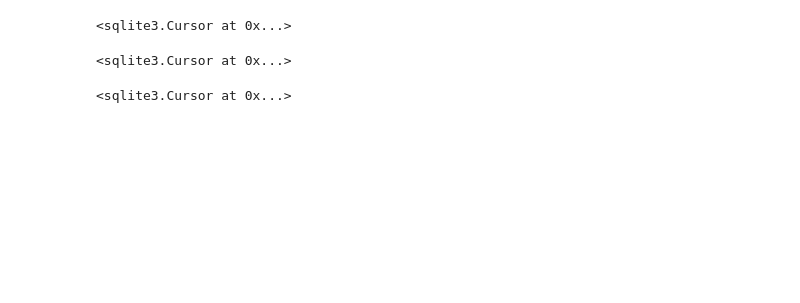
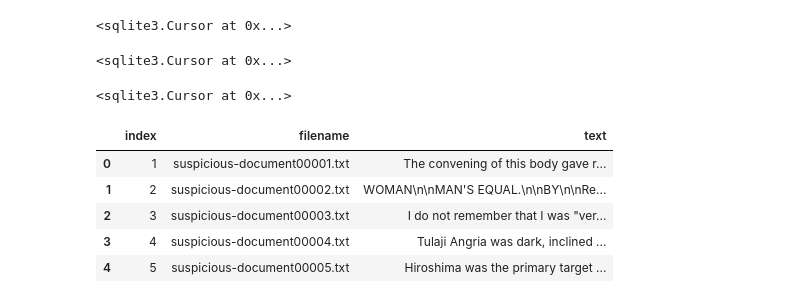
Before and after one commit to pablonicolasr/etl_pln, a Jupyter notebook: SQL.ipynb, the cells around one changed output. Saved outputs shown, nothing was run; the diff lists cells and outputs as text; code cells hidden in the pictures; blank space fills up the shorter version.

```diff
--- a/SQL.ipynb
+++ b/SQL.ipynb
@@ -52,3 +63,16 @@ cursor.execute('''
 <sqlite3.Cursor at 0x...>
 # %%
 conn.commit()
+# %%
+df = pd.read_excel("intrinsic.xlsx", sheet_name="Sheet1")
+# Si el excel tiene una sola hoja, no hace falta pasar el parametro sheet_name
+# en caso contrario, especificar ese parametro
+# %%
+df.head(5)
+# %% [output]
+|  | index | filename | text |
+| 0 | 1 | suspicious-document00001.txt | The convening of this body gave r... |
+| 1 | 2 | suspicious-document00002.txt | WOMAN\n\nMAN'S EQUAL.\n\nBY\n\nRe... |
+| 2 | 3 | suspicious-document00003.txt | I do not remember that I was "ver... |
+| 3 | 4 | suspicious-document00004.txt | Tulaji Angria was dark, inclined ... |
+| 4 | 5 | suspicious-document00005.txt | Hiroshima was the primary target ... |
```
Also changed, not shown: parts of 7 cells of this notebook.
